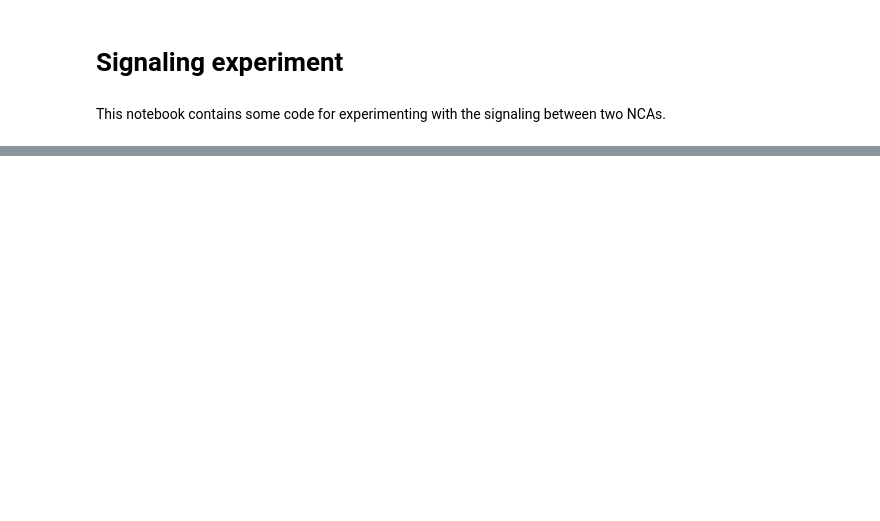
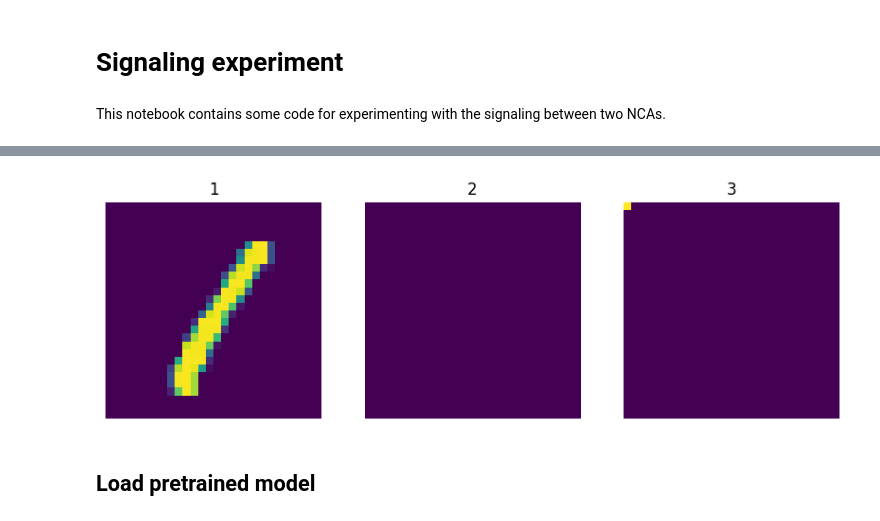
Before and after one commit to de-lachende-cavalier/sorvis, a Jupyter notebook: mini_experiments/signaling.ipynb, the cells around one changed output, grey strips where cells are left out. Saved outputs shown, nothing was run; the diff lists cells and outputs as text; code cells hidden in the pictures; blank space fills up the shorter version.

```diff
--- a/mini_experiments/signaling.ipynb
+++ b/mini_experiments/signaling.ipynb
@@ -194,0 +298,6 @@ samples_str = json.dumps(x_legend.tolist())
+# %%
+visualize_channels(one_sample)
+# %% [output]
+[figure, added]
+# %% [markdown]
+## Load pretrained model
```
Also changed, not shown: parts of 42 cells of this notebook, 1 other file.
